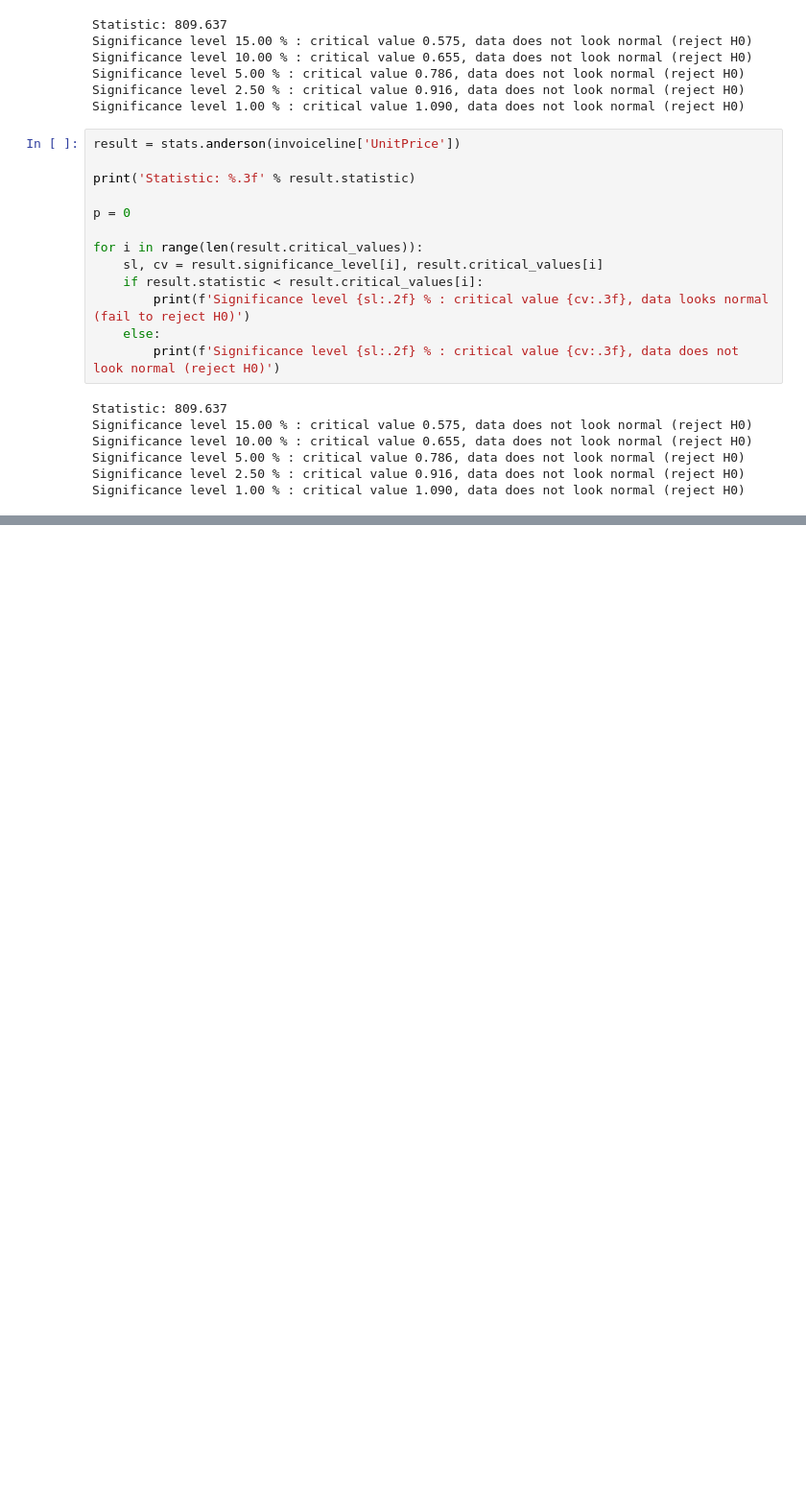
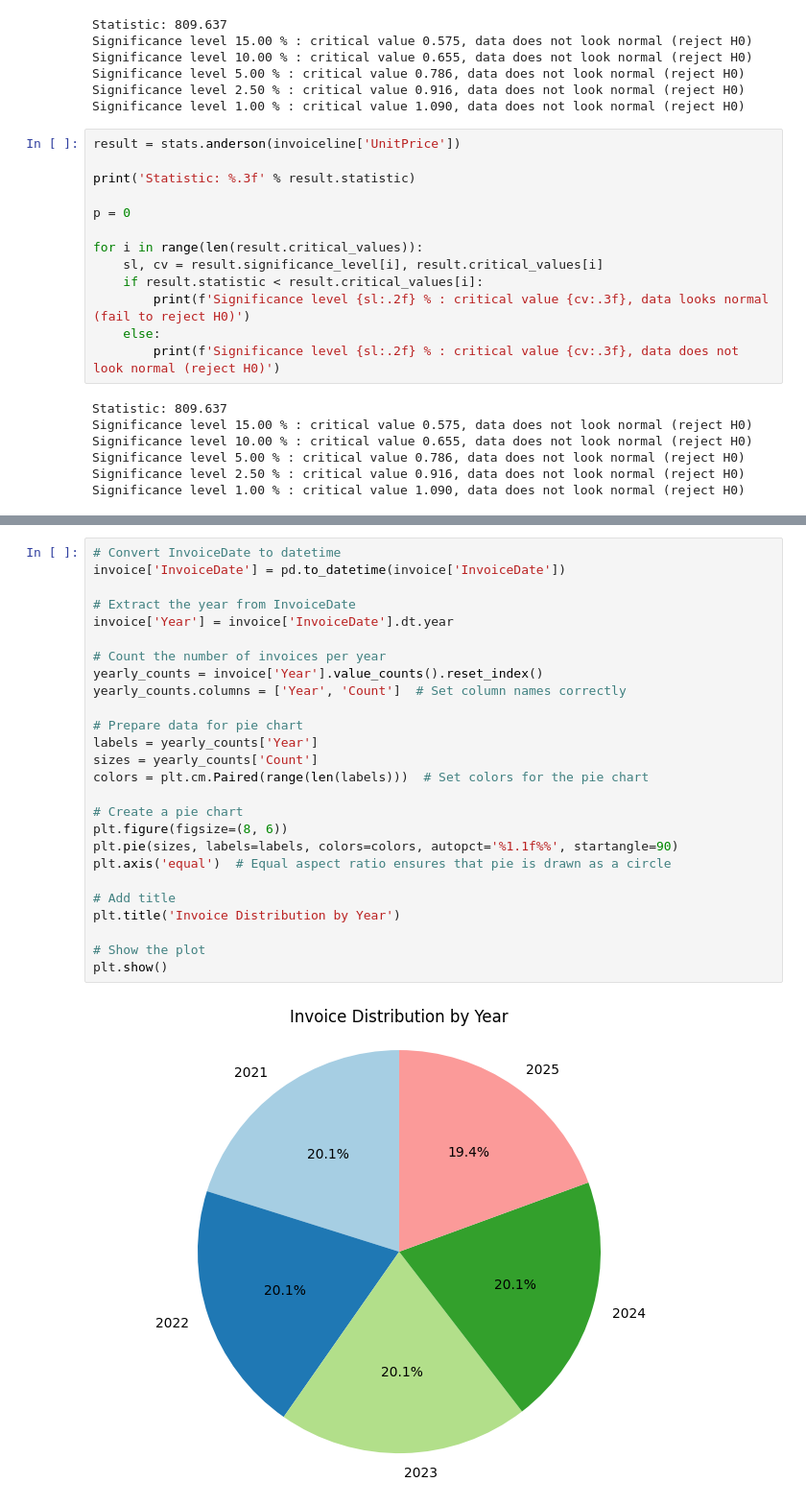
Before and after one commit to fahosseini79/Chinook_project, a Jupyter notebook: Final.ipynb, the cells around one changed output, grey strips where cells are left out. Shown at 96% size. Cells and saved outputs as stored; diff of their text form; blank space fills up the shorter version.

```diff
--- a/Final.ipynb
+++ b/Final.ipynb
@@ -384,0 +401,28 @@ Significance level 1.00 % : critical value 1.090, data does not look normal (rej
+# %%
+# Convert InvoiceDate to datetime
+invoice['InvoiceDate'] = pd.to_datetime(invoice['InvoiceDate'])
+
+# Extract the year from InvoiceDate
+invoice['Year'] = invoice['InvoiceDate'].dt.year
+
+# Count the number of invoices per year
+yearly_counts = invoice['Year'].value_counts().reset_index()
+yearly_counts.columns = ['Year', 'Count']  # Set column names correctly
+
+# Prepare data for pie chart
+labels = yearly_counts['Year']
+sizes = yearly_counts['Count']
+colors = plt.cm.Paired(range(len(labels)))  # Set colors for the pie chart
+
+# Create a pie chart
+plt.figure(figsize=(8, 6))
+plt.pie(sizes, labels=labels, colors=colors, autopct='%1.1f%%', startangle=90)
+plt.axis('equal')  # Equal aspect ratio ensures that pie is drawn as a circle
+
+# Add title
+plt.title('Invoice Distribution by Year')
+
+# Show the plot
+plt.show()
+# %% [output]
+[figure, added]
```
Also changed, not shown: parts of 6 cells of this notebook.
